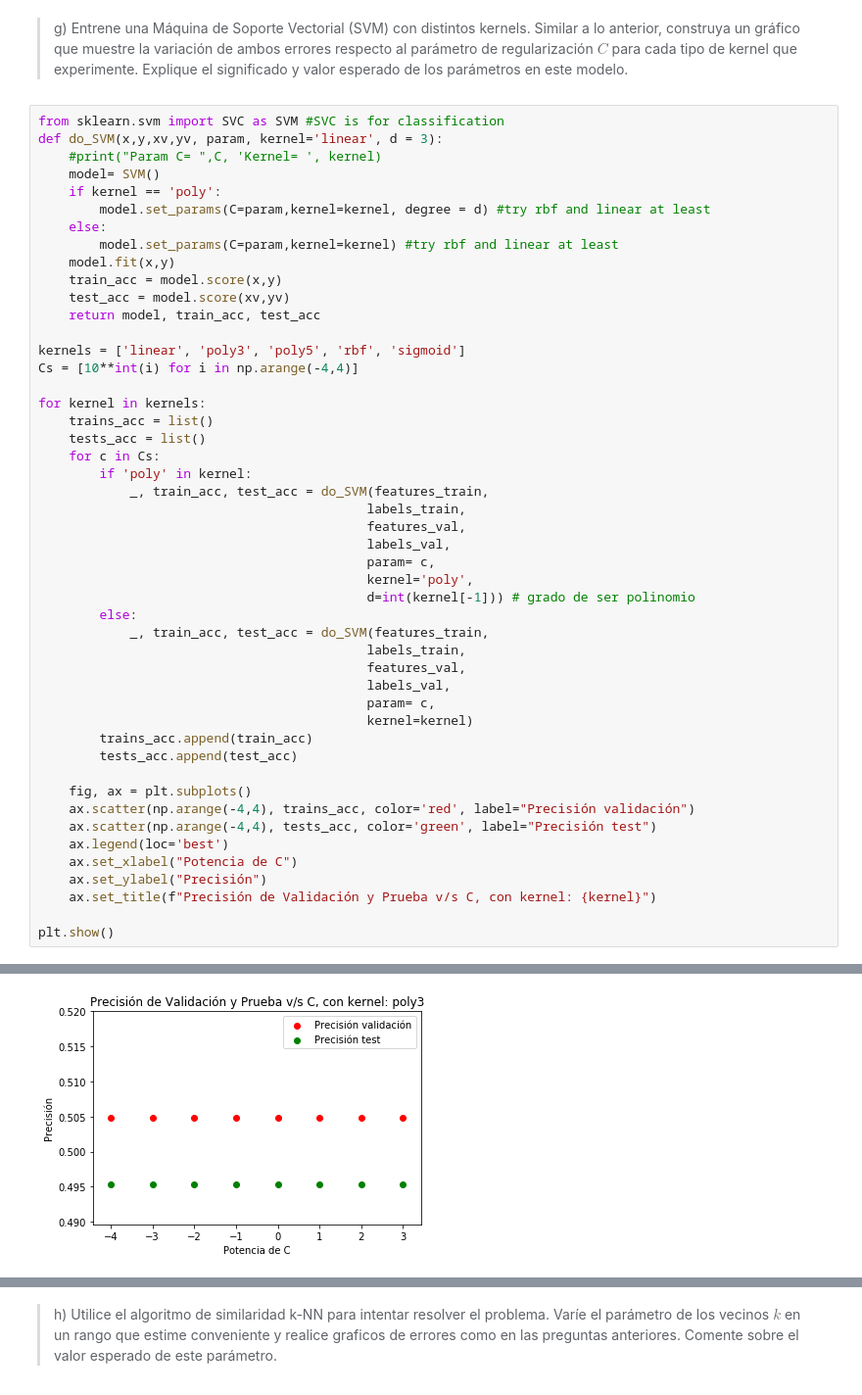
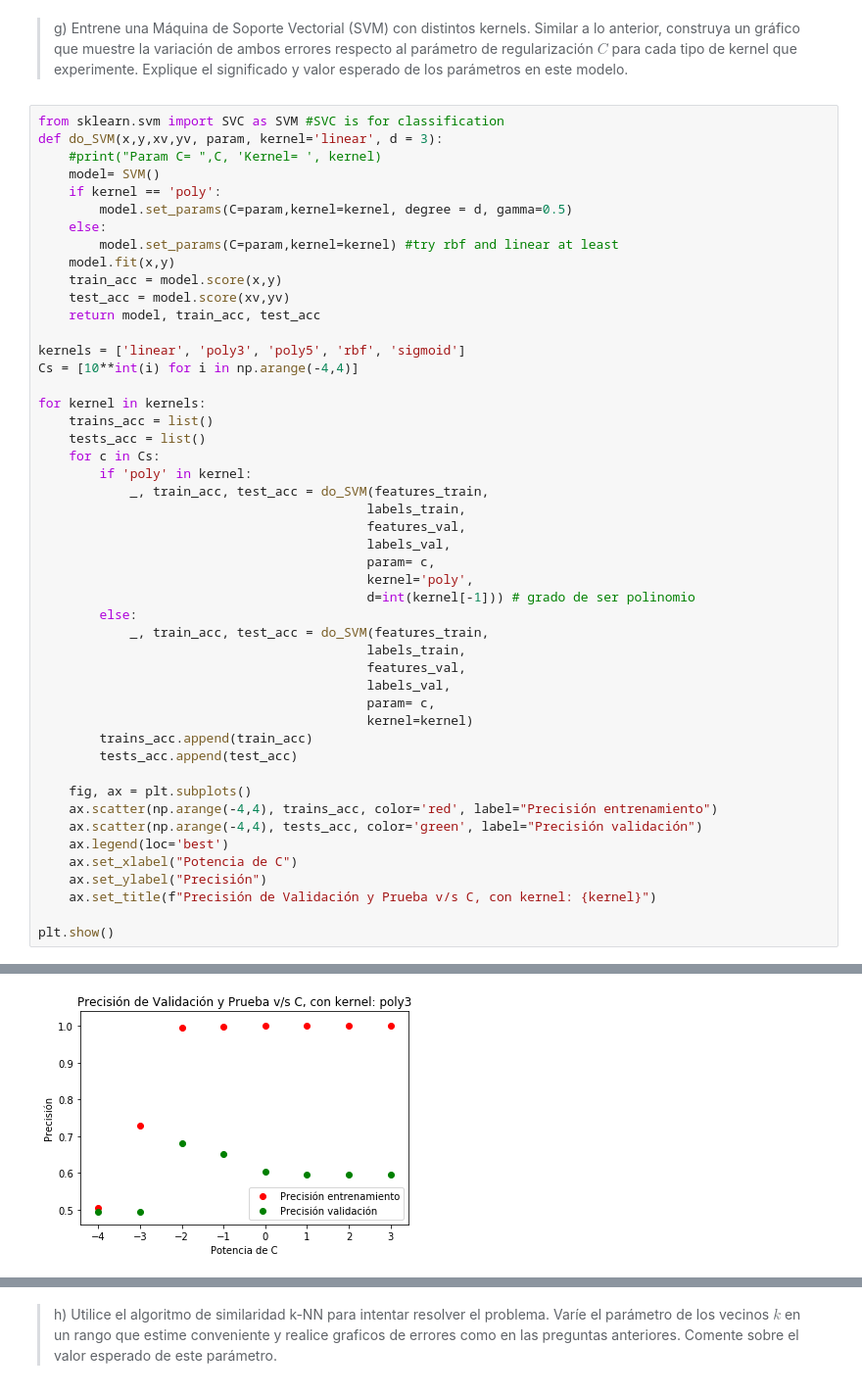
Before and after one commit to godinezseba/Tarea-2-MachineLearning, a Jupyter notebook: Sección 1/Sección 1.ipynb, the cells around one changed output, grey strips where cells are left out. Shown at 98% size. Cells and saved outputs as stored; diff of their text form.

```diff
--- a/Sección 1/Sección 1.ipynb
+++ b/Sección 1/Sección 1.ipynb
@@ -240,7 +275,7 @@ def do_SVM(x,y,xv,yv, param, kernel='linear', d = 3):
     #print("Param C= ",C, 'Kernel= ', kernel)
     model= SVM()
     if kernel == 'poly':
-        model.set_params(C=param,kernel=kernel, degree = d) #try rbf and linear at least
+        model.set_params(C=param,kernel=kernel, degree = d, gamma=0.5)
     else:
         model.set_params(C=param,kernel=kernel) #try rbf and linear at least
     model.fit(x,y)
@@ -274,8 +309,8 @@ for kernel in kernels:
         tests_acc.append(test_acc)
 
     fig, ax = plt.subplots()
-    ax.scatter(np.arange(-4,4), trains_acc, color='red', label="Precisión validación")
-    ax.scatter(np.arange(-4,4), tests_acc, color='green', label="Precisión test")
+    ax.scatter(np.arange(-4,4), trains_acc, color='red', label="Precisión entrenamiento")
+    ax.scatter(np.arange(-4,4), tests_acc, color='green', label="Precisión validación")
     ax.legend(loc='best')
     ax.set_xlabel("Potencia de C")
     ax.set_ylabel("Precisión")
@@ -287 +322 @@ plt.show()
-[figure, old version]
+[figure, new version]
```
Also changed, not shown: parts of 11 cells of this notebook.
